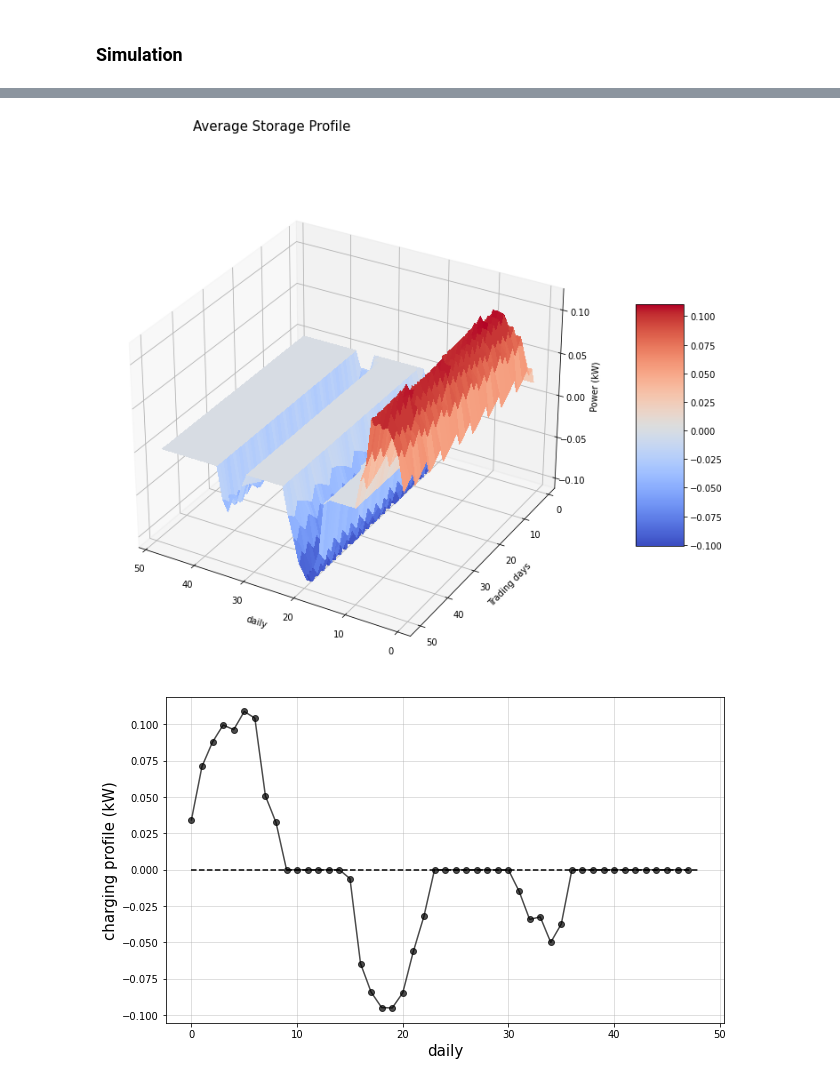
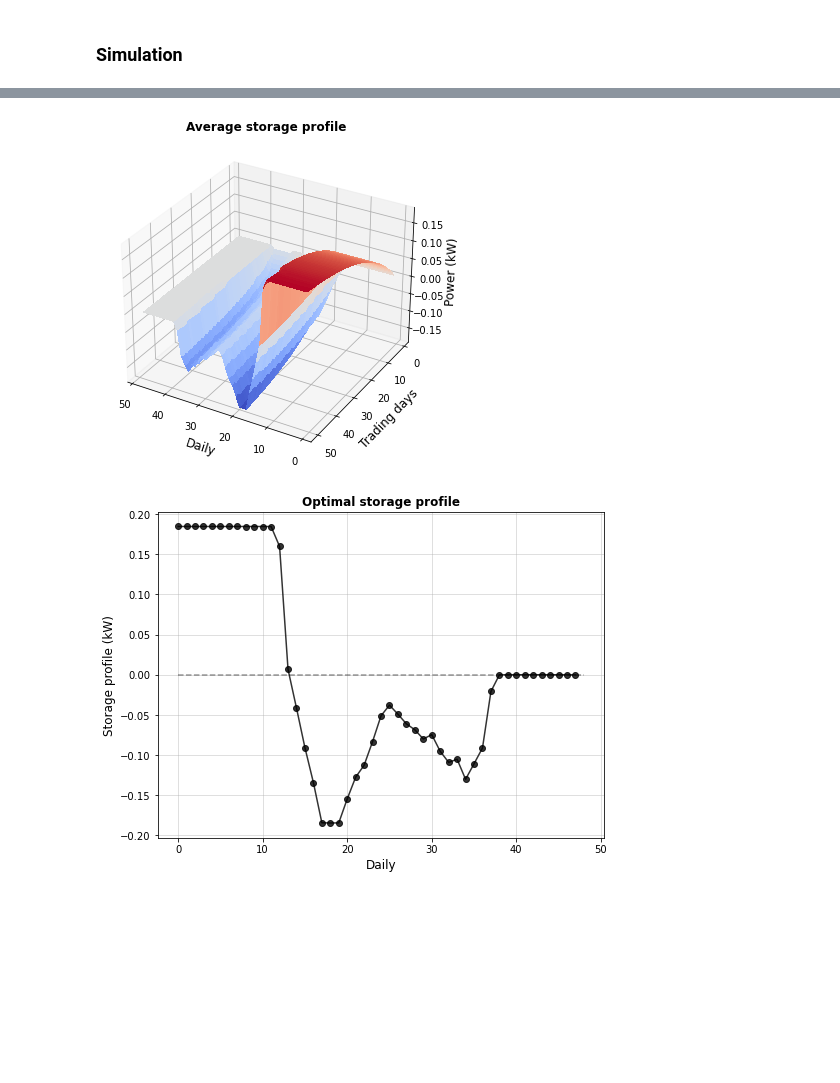
Before and after one commit to rossetl/GT-Smart-Grids, a Jupyter notebook: notebook3.ipynb, the cells around one changed output, grey strips where cells are left out. Saved outputs shown, nothing was run; the diff lists cells and outputs as text; code cells hidden in the pictures; blank space fills up the shorter version.

```diff
--- a/notebook3.ipynb
+++ b/notebook3.ipynb
@@ -127,20 +121,20 @@ n_nodes = 30
 n_smart = 30
 T = 48                                      # number of time slots in a day(1 slot = 0.5 hours)
 n_days = 50                                 # number of days to simulate
-beta = 0.1                                 # storage profile learning rate
+beta = 0.05                                 # storage profile learning rate
 b_inf = 0.2                                 # Maximum discharge in a time slot (kWh)
 b_sup = 0.2                                 # Maximum charge in a time slot(kWh)
 alpha = 0.8                                 # efficiency
 # %%
 # try with another price function
-from scipy.stats import linregress
-y_val = [0.27862, 0.32154]
-x_val = [load_curve[7] * n_nodes, load_curve[20] * n_nodes]
-res = linregress(x_val, y_val)
-intercept = res.intercept
-slope = res.slope
-def market_price(load):
-    return intercept + slope * load * 3
+#from scipy.stats import linregress
+#y_val = [0.27862, 0.32154]
+#x_val = [load_curve[7] * n_nodes, load_curve[20] * n_nodes]
+#res = linregress(x_val, y_val)
+#intercept = res.intercept
+#slope = res.slope
+#def market_price(load):
+#    return intercept + slope * load * 3
 # %%
 # Intialization
 e0 = np.zeros(n_smart)                  # storage level
@@ -208,26 +202,27 @@ completed day 50/50 in 0.18 min
 # %%
 from matplotlib import cm
-fig, ax = plt.subplots(subplot_kw={"projection": "3d"}, figsize=(20,10))
+fig, ax = plt.subplots(subplot_kw={"projection": "3d"}, figsize=(8,6))
 X = np.arange(1, T+1, 1)
 Y = np.arange(1, n_days+1, 1)
 X, Y = np.meshgrid(X, Y)
 surf = ax.plot_surface(X, Y, b_history, cmap=cm.coolwarm,
                        linewidth=0, antialiased=False)
-ax.set_ylabel('Trading days', size=10)
-ax.set_xlabel('daily', size=10)
-ax.set_zlabel('Power (kW)', size=10)
-fig.colorbar(surf, shrink=0.5, aspect=5)
+ax.set_ylabel('Trading days', size=12)
+ax.set_xlabel('Daily', size=12)
+ax.set_zlabel('Power (kW)', size=12)
+#fig.colorbar(surf, shrink=0.5, aspect=5)
 ax.view_init(30, 120)
-fig.suptitle('Average Storage Profile', size=15);
+ax.set_title('Average storage profile', size=12, fontweight='bold');
 # %% [output]
-[figure, old version]
+[figure, new version]
 # %%
-plt.figure(figsize=(10,6))
-plt.xlabel('daily', size=15)
-plt.ylabel('charging profile (kW)', size=15)
-plt.hlines(xmin=0, xmax=48, y=0., ls='dashed', color='black')
-plt.plot(b_history[-1], '-o', c='black', alpha=0.7);
+plt.figure(figsize=(8,6))
+plt.xlabel('Daily', size=12)
+plt.ylabel('Storage profile (kW)', size=12)
+plt.title('Optimal storage profile', size=12, fontweight='bold')
+plt.hlines(xmin=0, xmax=48, y=0., ls='dashed', color='black', alpha=0.4)
+plt.plot(b_history[-1], '-o', c='black', alpha=0.8);
 plt.grid(alpha=0.5)
 # %% [output]
-[figure, old version]
+[figure, new version]
 # %%
```
Also changed, not shown: parts of 12 cells of this notebook, 22 other files.
